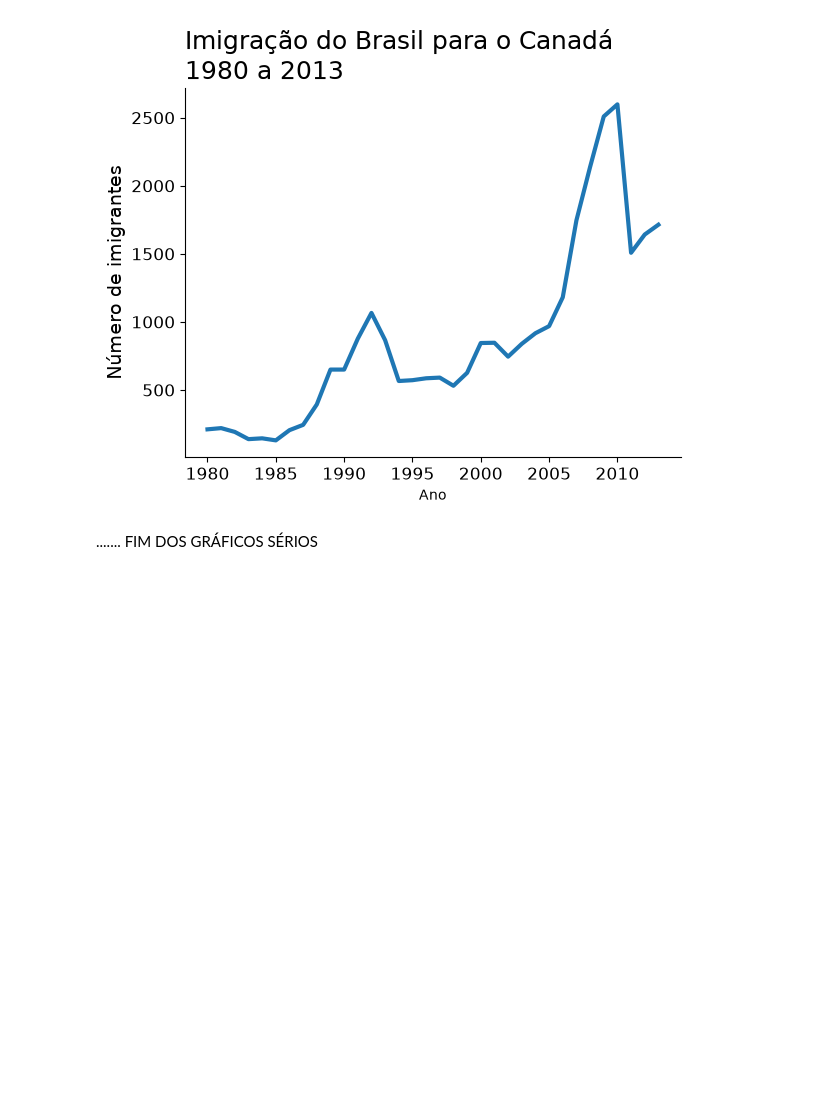
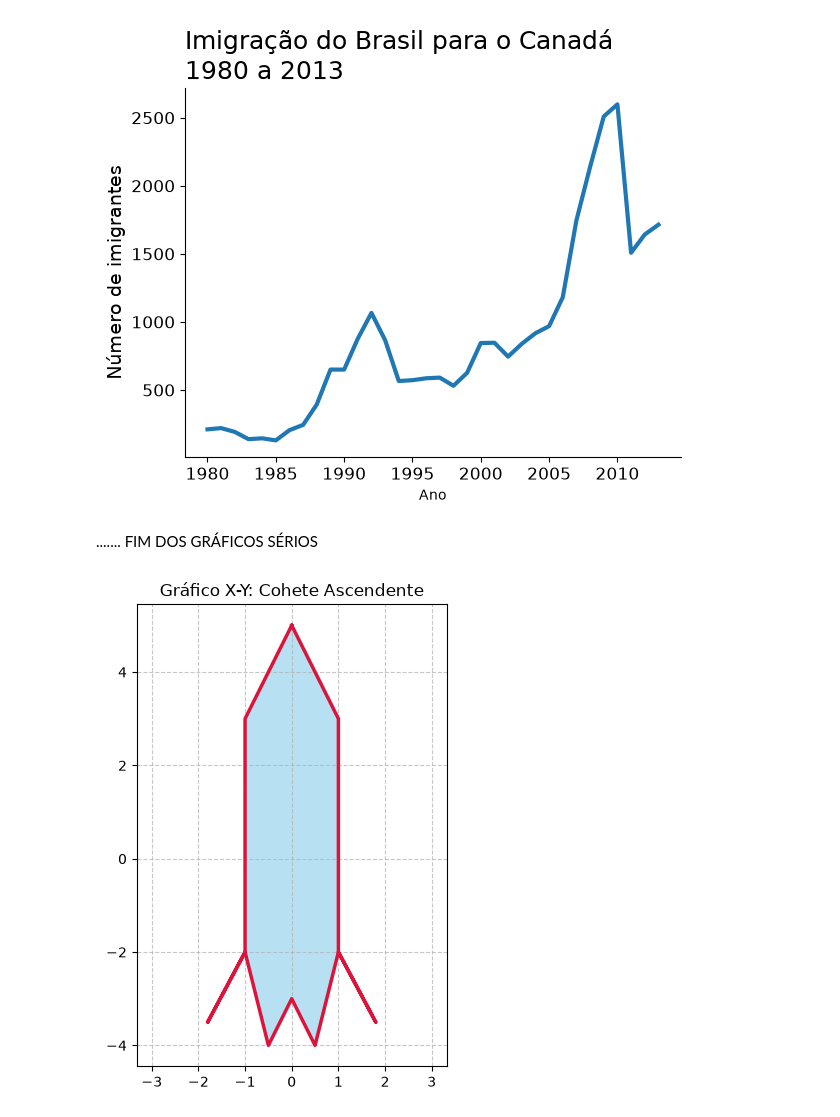
Before and after one commit to chrisquent/analise-imigrantes-brasileiros, a Jupyter notebook: analise_de_imigrantes_brasileiros.ipynb, the cells around one changed output. Drawn from its saved outputs; the diff is of its cells as text; code cells hidden in the pictures; blank space fills up the shorter version.

Commit message:
cohete divertido

```diff
--- a/analise_de_imigrantes_brasileiros.ipynb
+++ b/analise_de_imigrantes_brasileiros.ipynb
@@ -98,3 +98,17 @@ plt.show()
 # %% [markdown]
 .......
 FIM DOS GRÁFICOS SÉRIOS
+# %%
+# Coordenadas X e Y para trazar la forma de un cohete apuntando hacia arriba
+x = [0,  1,  1,  1.8,  1,  0.5,  0, -0.5, -1, -1.8, -1, -1,  0]
+y = [5,  3, -2, -3.5, -2, -4, -3,   -4, -2, -3.5, -2,  3,  5]
+
+plt.figure(figsize=(4, 6))
+plt.plot(x, y, color='crimson', linewidth=2.5)
+plt.fill(x, y, color='skyblue', alpha=0.6)
+plt.title('Gráfico X-Y: Cohete Ascendente')
+plt.grid(True, linestyle='--', alpha=0.7)
+plt.axis('equal')
+plt.show()
+# %% [output]
+[figure, added]
```
